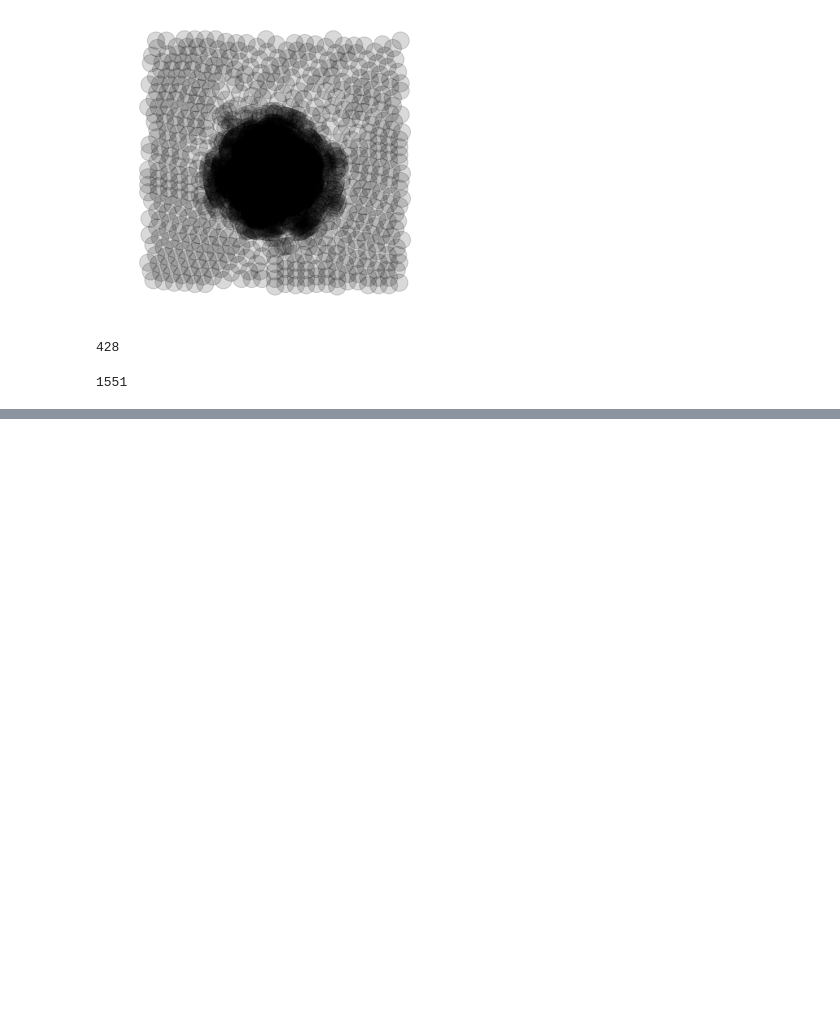
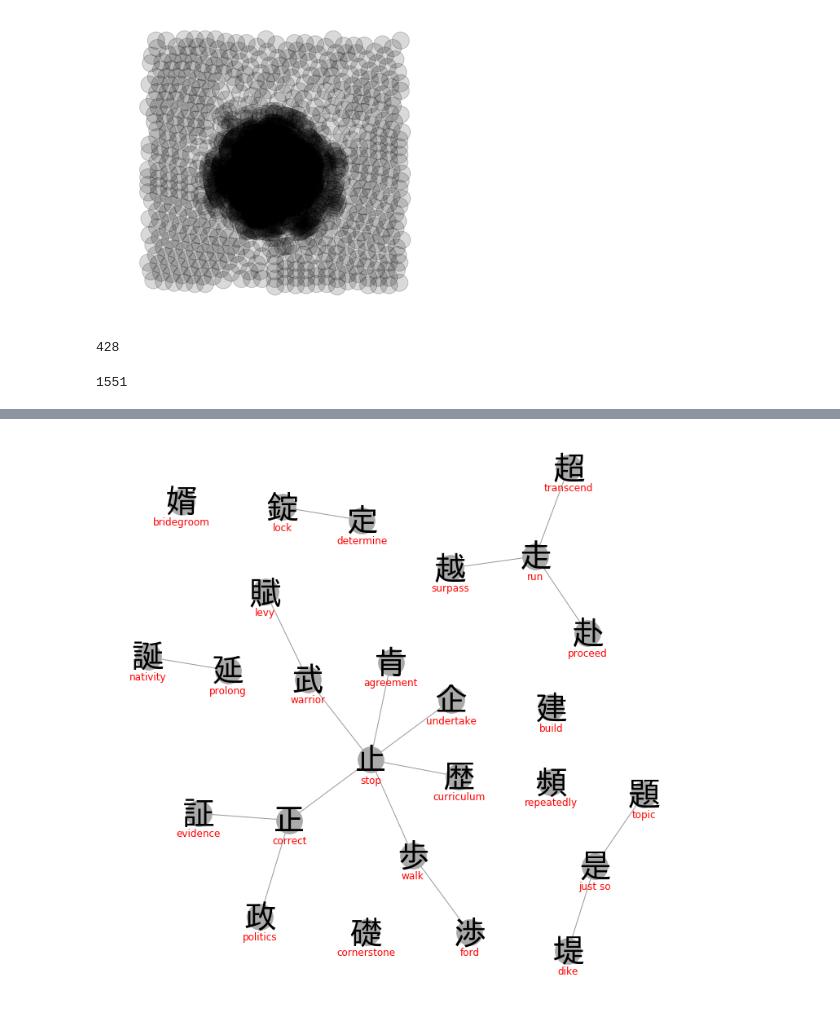
Before and after one commit to mpenkov/nihongo, a Jupyter notebook: demo.ipynb, the cells around one changed output, grey strips where cells are left out. Drawn from its saved outputs; the diff is of its cells as text; code cells hidden in the pictures; blank space fills up the shorter version.

```diff
--- a/demo.ipynb
+++ b/demo.ipynb
@@ -634,0 +577,41 @@ focus(fkw['woman'], model='neato', depth=2)
+# %%
+# OK, that looks manageable.  Let's add some labels.
+
+def plot_graph(G, figsize=(12, 6), show_keywords=True, model='neato'):
+    """Plot a graph using networkx and matplotlib.
+
+    Labels each node with the Kanji, and optionally shows the Heisig keyword below each node.
+    """
+    fig, ax = plt.subplots(figsize=figsize)
+
+    positions = graphviz_layout(G, model)
+
+    nx.draw(G, pos=positions, with_labels=False, node_color='#aaaaaa',
+            node_size=1000, edge_color='#999999')
+    label_positions = nx.draw_networkx_labels(G, positions)
+    for text in label_positions.values():
+        text.set_fontproperties(jp_prop)
+
+    if show_keywords:
+        #
+        # Some magic to dynamically determine the proper offset for the label
+        # https://stackoverflow.com/questions/43894987/networkx-node-labels-relative-position
+        #
+        renderer = fig.canvas.get_renderer()
+        trans = plt.gca().transData.inverted()
+        text = list(label_positions.values())[0]
+        bounding_box = text.get_window_extent(renderer=renderer)
+        bounding_box_data = bounding_box.transformed(trans)
+        text_height = bounding_box_data.y1 - bounding_box_data.y0
+        dy = 14 * text_height / 20
+
+        keywords = {key: value['keyword'] for key, value in G.nodes().items()}
+        keyword_positions = {k: (x, y - dy) for (k, (x, y)) in positions.items()}
+        label_positions = nx.draw_networkx_labels(
+            G, keyword_positions, labels=keywords, font_size=12, font_color='#ff0000'
+        )
+    plt.show()
+
+plot_graph(subgraph, figsize=(12, 12))
+# %% [output]
+[figure, added]
```
Also changed, not shown: parts of 65 cells of this notebook, 6 other files.
